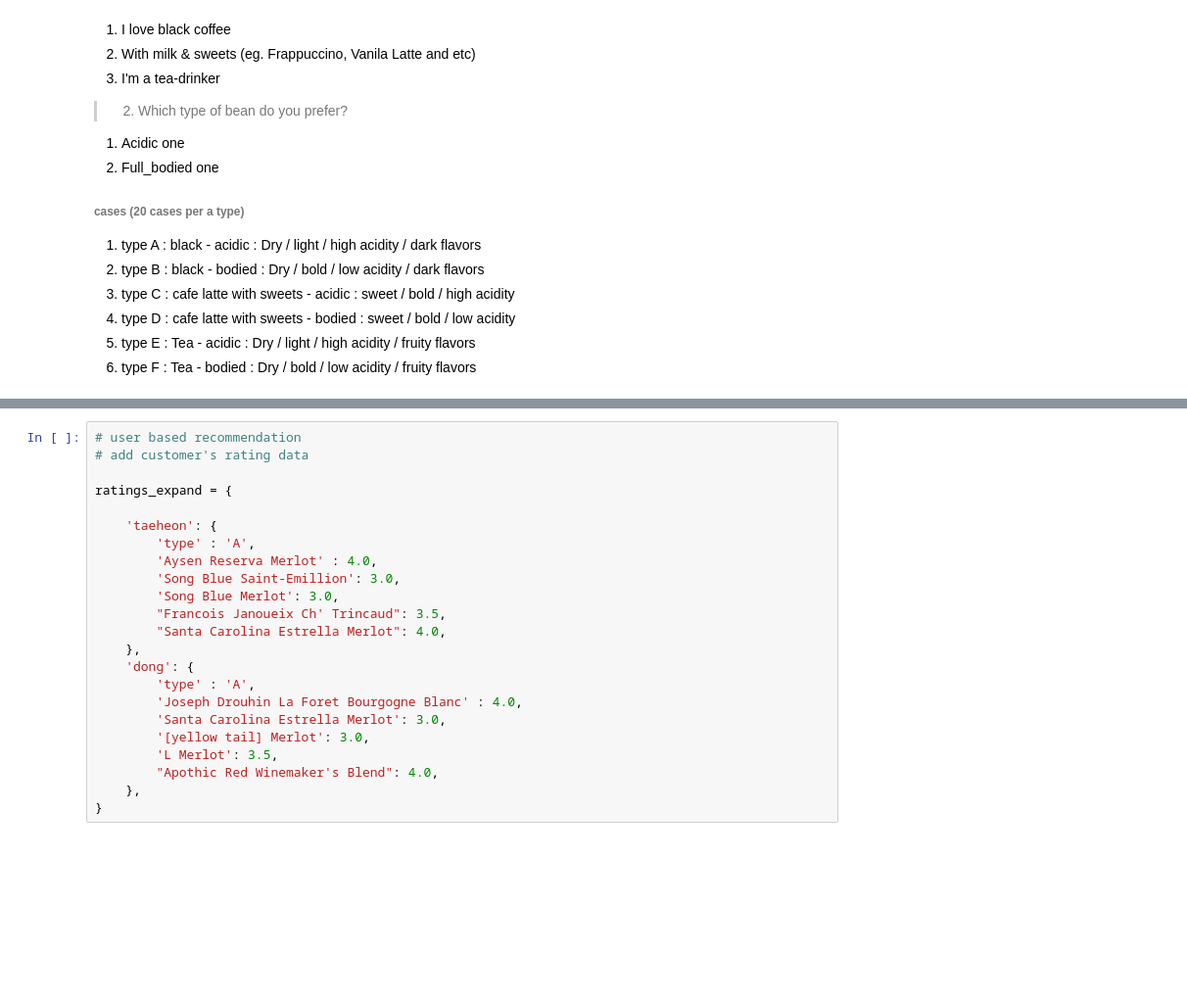
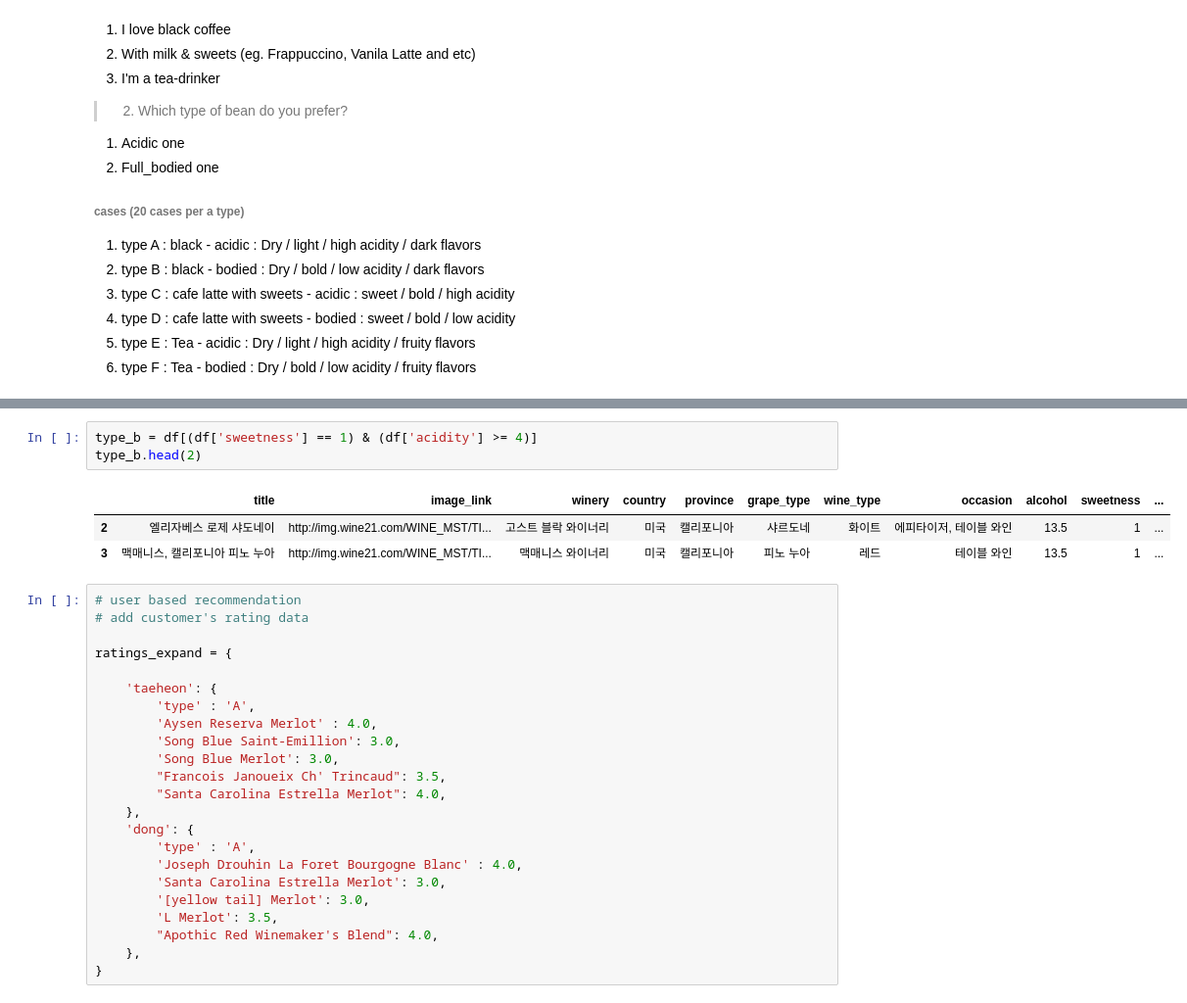
Before and after one commit to tedroutine/wine_recommendation_modeling, a Jupyter notebook: Wine_Recommendation.ipynb, the cells around one changed output, grey strips where cells are left out. Shown: that part at 98% size. Drawn from its saved outputs; the diff is of its cells as text; blank space fills up the shorter version.

```diff
--- a/Wine_Recommendation.ipynb
+++ b/Wine_Recommendation.ipynb
@@ -153,3 +165,10 @@ array(['이탈리아', '미국', '프랑스', '포르투갈', '아르헨티나',
+# %%
+type_b = df[(df['sweetness'] == 1) & (df['acidity'] >= 4)]
+type_b.head(2)
+# %% [output]
+|  | title | image_link | winery | country | province | grape_type | wine_type | occasion | alcohol | sweetness | ... |
+| 2 | 엘리자베스 로제 샤도네이 | http://img.wine21.com/WINE_MST/TI... | 고스트 블락 와이너리 | 미국 | 캘리포니아 | 샤르도네 | 화이트 | 에피타이저, 테이블 와인 | 13.5 | 1 | ... |
+| 3 | 맥매니스, 캘리포니아 피노 누아 | http://img.wine21.com/WINE_MST/TI... | 맥매니스 와이너리 | 미국 | 캘리포니아 | 피노 누아 | 레드 | 테이블 와인 | 13.5 | 1 | ... |
 # %%
 # user based recommendation
 # add customer's rating data
```
Also changed, not shown: parts of 5 cells of this notebook.
